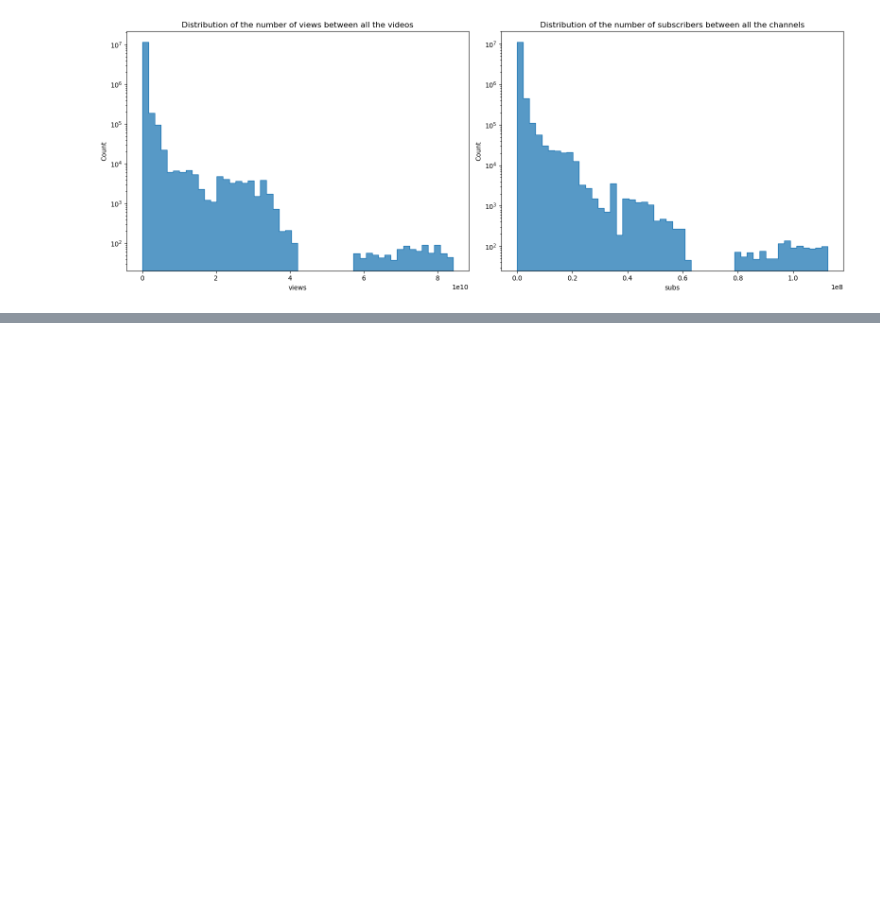
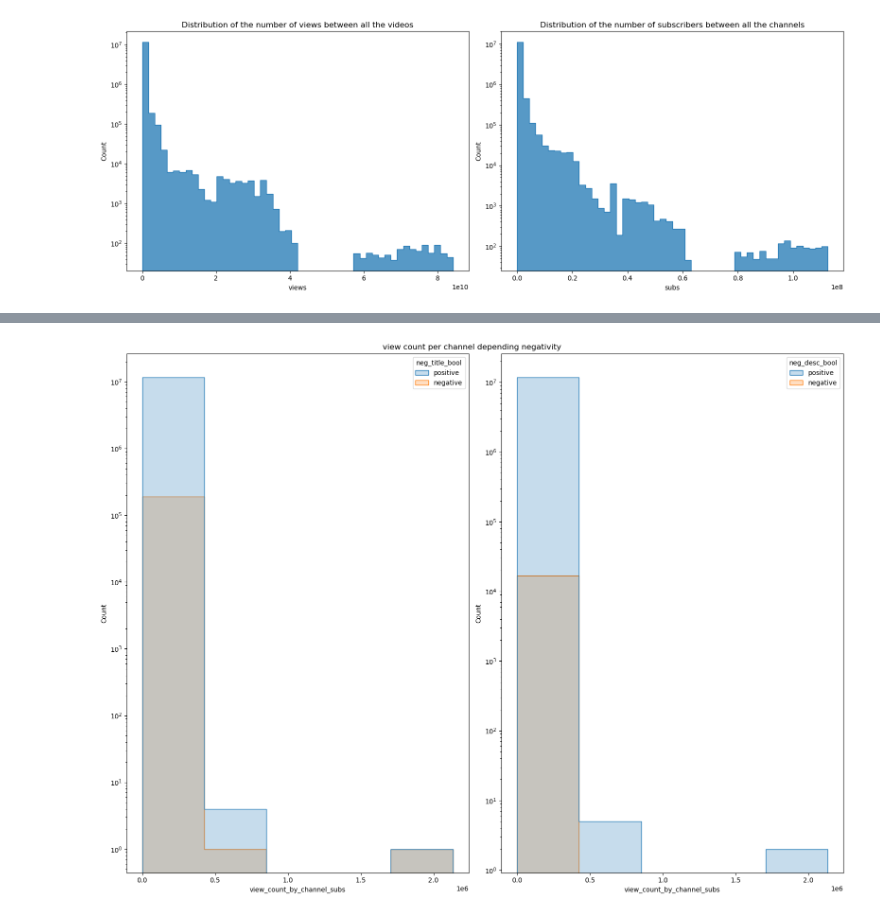
Before and after one commit to epfl-ada/ada-2022-project-adagang, a Jupyter notebook: exploration.ipynb, the cells around one changed output, grey strips where cells are left out. Saved outputs shown, nothing was run; the diff lists cells and outputs as text; code cells hidden in the pictures; blank space fills up the shorter version.

```diff
--- a/exploration.ipynb
+++ b/exploration.ipynb
@@ -285,0 +332,4 @@ plt.show()
+# %%
+videos_on_date_by_channel['neg_title_bool'] = videos_on_date_by_channel['sia_negative_title'].apply(lambda x: 'negative' if x > 0.5 else 'positive')
+
+videos_on_date_by_channel['neg_desc_bool'] = videos_on_date_by_channel['sia_negative_description'].apply(lambda x: 'negative' if x > 0.5 else 'positive')
@@ -285,0 +351,13 @@ plt.show()
+# %%
+fig, axes = plt.subplots(nrows=1, ncols=2, figsize=(16,12))
+
+
+
+sns.histplot(videos_on_date_by_channel, x='view_count_by_channel_subs', bins=5, hue="neg_title_bool", element="step", ax=axes[0]).set(yscale ='log')
+sns.histplot(videos_on_date_by_channel, x='view_count_by_channel_subs', bins=5, hue="neg_desc_bool", element="step", ax=axes[1]).set(yscale ='log')
+
+fig.suptitle('view count per channel depending negativity')
+plt.tight_layout()
+plt.show()
+# %% [output]
+[figure, added]
```
Also changed, not shown: parts of 28 cells of this notebook.
